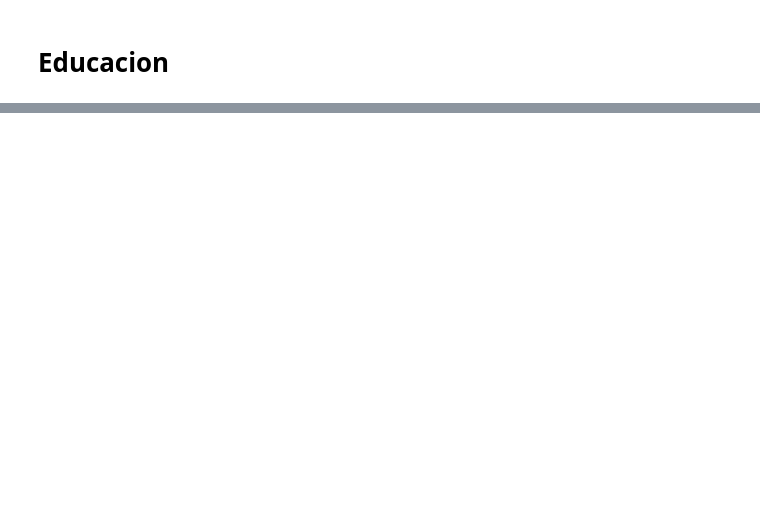
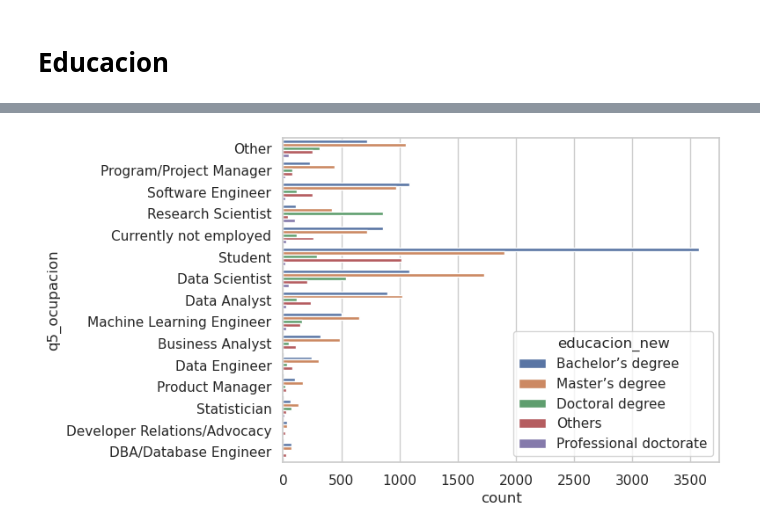
Before and after one commit to Adalab/project2-da-promo-c-modulo-2-team4, a Jupyter notebook: 04- Preguntas/1.Pregunta_perfil.ipynb, the cells around one changed output, grey strips where cells are left out. Cells and saved outputs as stored; diff of their text form; code cells hidden in the pictures; blank space fills up the shorter version.

```diff
--- a/04- Preguntas/1.Pregunta_perfil.ipynb
+++ b/04- Preguntas/1.Pregunta_perfil.ipynb
@@ -361,0 +603,4 @@ order=['18-21','22-24','25-29','30-34','35-39','40-44','45-49','50-54','55-59','
+# %%
+sns.countplot(data=df_perfil , y= "q5_ocupacion" , hue= 'educacion_new');
+# %% [output]
+[figure, added]
```
Also changed, not shown: parts of 41 cells of this notebook, 1 other file.
